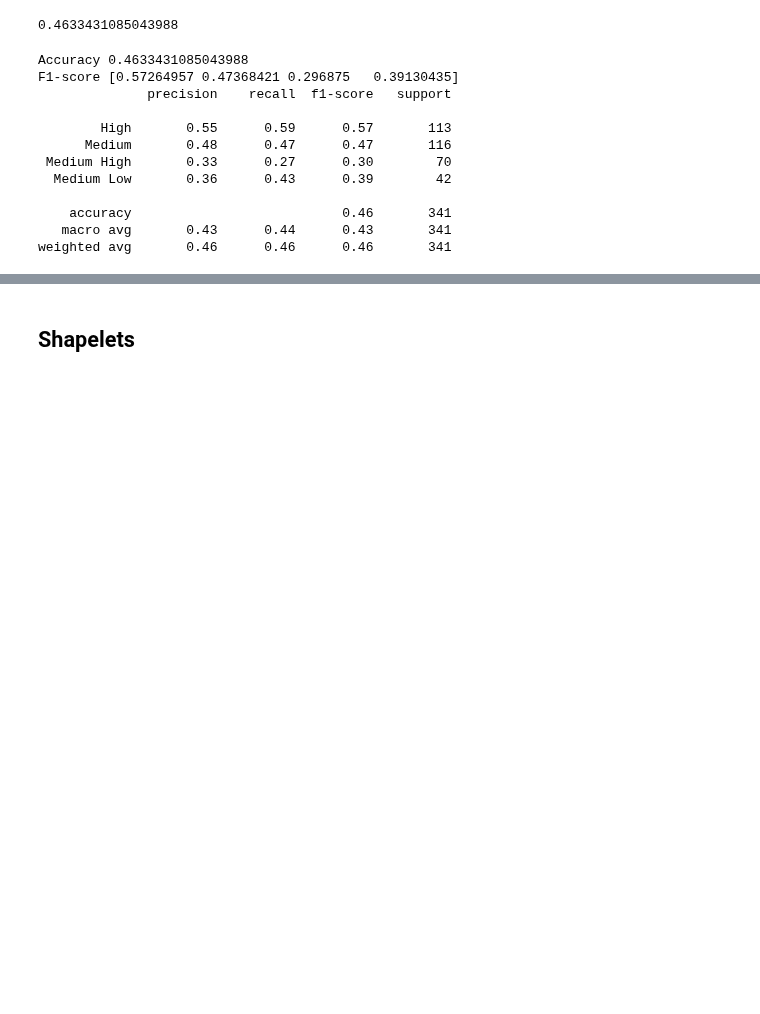
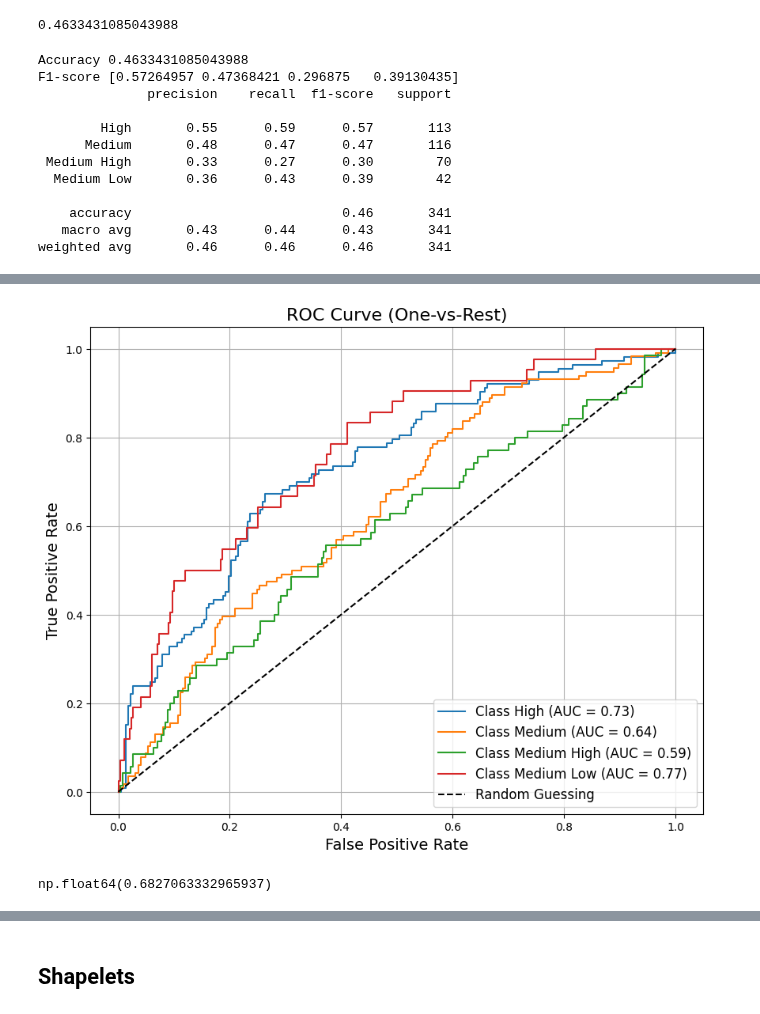
Before and after one commit to luigiascio/Data-Mining-2, a Jupyter notebook: time_series/shapelets_classification.ipynb, the cells around one changed output, grey strips where cells are left out. Cells and saved outputs as stored; diff of their text form; code cells hidden in the pictures; blank space fills up the shorter version.

Commit message:
Little changes xai and ts classification

```diff
--- a/time_series/shapelets_classification.ipynb
+++ b/time_series/shapelets_classification.ipynb
@@ -98,7 +98,7 @@ X_train_borf.shape
 # %%
 from sklearn.linear_model import LogisticRegression
 # %%
-lr_borf= LogisticRegression(random_state=100)
+lr_borf= LogisticRegression(C=1, random_state=100)
 lr_borf.fit(X_train_borf, y_train)
 
 X_test_borf = borf.transform(X_test)
@@ -134,0 +143,8 @@ weighted avg       0.46      0.46      0.46       341
+# %%
+# Classi uniche nel dataset
+classes = np.unique(y_test)
+
+# Binarizza y_val
+y_test_binarized = label_binarize(y_test, classes=classes)
+
+y_test_binarized
@@ -134,0 +159,32 @@ weighted avg       0.46      0.46      0.46       341
+# %%
+# Return probability estimates for the test data X.
+y_test_pred_proba_borf = lr_borf.predict_proba(X_test_borf)
+# %%
+plt.figure(figsize=(10, 8))
+
+for i, class_label in enumerate(classes):
+    # ROC curve per la classe i
+    fpr, tpr, _ = roc_curve(y_test_binarized[:, i], y_test_pred_proba_borf[:, i])
+    auc = roc_auc_score(y_test_binarized[:, i], y_test_pred_proba_borf[:, i])
+
+    # Traccia la curva ROC
+    plt.plot(fpr, tpr, label=f"Class {class_label} (AUC = {auc:.2f})")
+
+# Linea casuale per riferimento
+plt.plot([0, 1], [0, 1], 'k--', label="Random Guessing")
+
+# Personalizza il grafico
+plt.xlabel("False Positive Rate", fontsize = 14)
+plt.ylabel("True Positive Rate", fontsize = 14)
+plt.title("ROC Curve (One-vs-Rest)", fontsize = 16)
+plt.legend(loc="best", fontsize=12)
+plt.grid()
+plt.show()
+# %% [output]
+[figure, added]
+# %%
+# AUC (AREA UNDER THE CURVE, Ti dice quanto bene il modello riesce a distinguere tra le classi.)
+# media di tutte le classi (le singole sono gia nel grafico)
+roc_auc_score(y_test_binarized, y_test_pred_proba_borf, multi_class="ovr", average="macro")
+# %% [output]
+np.float64(0.6827063332965937)
```
Also changed, not shown: parts of 43 cells of this notebook, 13 other files.
